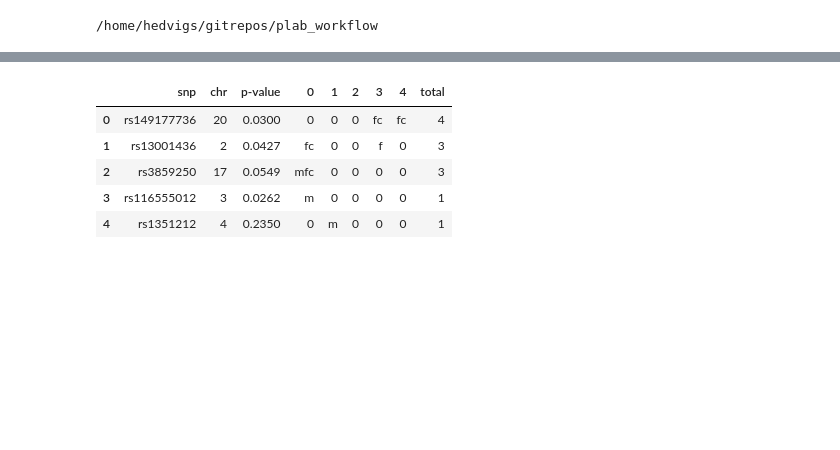
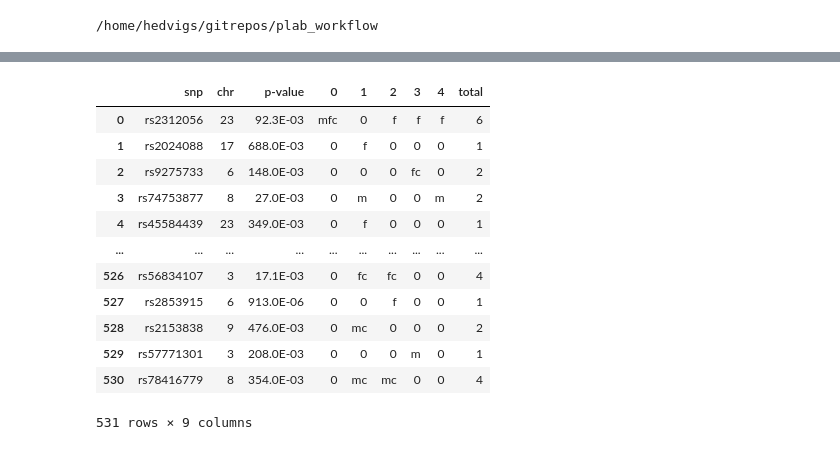
Before and after one commit to PerinatalLab/ml_genetics, a Jupyter notebook: workflow/scripts/tables/meta_tables.ipynb, the cells around one changed output, grey strips where cells are left out. Saved outputs shown, nothing was run; the diff lists cells and outputs as text; code cells hidden in the pictures; blank space fills up the shorter version.

```diff
--- a/workflow/scripts/tables/meta_tables.ipynb
+++ b/workflow/scripts/tables/meta_tables.ipynb
@@ -29,18 +30,39 @@ from workflow.scripts.tables import table_functions as tf
 # %% [output]
 /home/hedvigs/gitrepos/plab_workflow
 # %%
-snps_m = pd.read_csv(path + 'results/report/selected_snps_m.tsv', sep='\t')
-snps_f = pd.read_csv(path + 'results/report/selected_snps_f.csv', sep='\t')
-snps_c = pd.read_csv(path + 'results/report/selected_snps_combine.csv', sep='\t')
+snps_m = pd.read_csv(path + '/results/report/selected_snps_m.tsv', sep='\t')
+snps_f = pd.read_csv(path + '/results/report/selected_snps_f.csv', sep='\t')
+snps_c = pd.read_csv(path + '/results/report/selected_snps_combine.csv', sep='\t')
 # %%
 def rename_snps(snp_list_c):
-    suffixes = ["_f", "_m"]
+    suffixes = ["_f", "_m", "_2"]
     snp_list = pd.DataFrame(index=snp_list_c.index)
     for fold in snp_list_c.columns:
-        snp_list[fold] = snp_list_c[fold].apply(lambda snp: snp.removesuffix(suffixes[0]) if snp.endswith(suffixes[0]) else (snp.removesuffix(suffixes[1]) if snp.endswith(suffixes[1]) else snp))
+        snp_list[fold] = snp_list_c[fold].apply(
+            lambda snp:
+                snp.removesuffix(suffixes[0])
+                if
+                snp.endswith(suffixes[0])
+                else
+                snp.removesuffix(suffixes[1])
+                if
+                snp.endswith(suffixes[1])
+                else
+                snp.removesuffix(suffixes[2])
+                if
+                snp.endswith(suffixes[2])
+                else
+                'rs113698135'
+                if
+                snp == 'chr17:13771093_C/A'
+                else
+                snp
+                )
     return snp_list
 # %%
 snps_c =rename_snps(snps_c)
+snps_f = rename_snps(snps_f)
+snps_m = rename_snps(snps_m)
 # %%
 # maternal snps
 snps_0m = snps_m['0'].to_list()
@@ -85,6 +107,8 @@ snps_2mfc = [snp for snp in snps_2mf if snp in snps_2c]
 snps_3mfc = [snp for snp in snps_3mf if snp in snps_3c]
 snps_4mfc = [snp for snp in snps_4mf if snp in snps_4c]
 # %%
-snp_list_pval = pd.read_csv(path + 'config/snp_list_pval.csv', sep='\t', index_col='SNP')
+snp_list_pval = pd.read_csv(path + '/config/snp_list_pval.csv', sep='\t', index_col='SNP')
 snp_list_pval.drop(columns=['Unnamed: 0'], inplace=True)
 snp_list_pval.CHR = snp_list_pval.CHR.astype(str)
+pd.set_eng_float_format(accuracy=1)
+snp_list_pval
@@ -91,24 +130,37 @@ snp_list_pval.CHR = snp_list_pval.CHR.astype(str)
 # %%
 snp_presence = pd.DataFrame()
 all_snps = set(snps_0m + snps_1m + snps_2m + snps_3m + snps_4m + snps_0f + snps_1f + snps_2f + snps_3f + snps_4f + snps_0c + snps_1c + snps_2c + snps_3c + snps_4c)
 snp_presence['snp'] = list(all_snps)
 snp_presence['chr'] = snp_presence['snp'].apply(lambda x: snp_list_pval.loc[x, 'CHR'] if x in snp_list_pval.index else np.nan)
 snp_presence['p-value'] = snp_presence['snp'].apply(lambda x: snp_list_pval.loc[x, 'P'] if x in snp_list_pval.index else np.nan)
 
 # Determine presence in each group and assign values
 snp_presence['0'] = snp_presence['snp'].apply(lambda x: 'mfc' if x in snps_0mfc else 'mf' if x in snps_0mf else 'mc' if x in snps_0mc else 'fc' if x in snps_0fc else 'm' if x in snps_0m else 'f' if x in snps_0f else 'c' if x in snps_0c else 0)
 snp_presence['1'] = snp_presence['snp'].apply(lambda x: 'mfc' if x in snps_1mfc else 'mf' if x in snps_1mf else 'mc' if x in snps_1mc else 'fc' if x in snps_1fc else 'm' if x in snps_1m else 'f' if x in snps_1f else 'c' if x in snps_1c else 0)
 snp_presence['2'] = snp_presence['snp'].apply(lambda x: 'mfc' if x in snps_2mfc else 'mf' if x in snps_2mf else 'mc' if x in snps_2mc else 'fc' if x in snps_2fc else 'm' if x in snps_2m else 'f' if x in snps_2f else 'c' if x in snps_2c else 0)
 snp_presence['3'] = snp_presence['snp'].apply(lambda x: 'mfc' if x in snps_3mfc else 'mf' if x in snps_3mf else 'mc' if x in snps_3mc else 'fc' if x in snps_3fc else 'm' if x in snps_3m else 'f' if x in snps_3f else 'c' if x in snps_3c else 0)
 snp_presence['4'] = snp_presence['snp'].apply(lambda x: 'mfc' if x in snps_4mfc else 'mf' if x in snps_4mf else 'mc' if x in snps_4mc else 'fc' if x in snps_4fc else 'm' if x in snps_4m else 'f' if x in snps_4f else 'c' if x in snps_4c else 0)
 
 snp_presence['total'] = snp_presence[['0', '1', '2', '3', '4']].apply(lambda row: sum(3 for val in row if val == 'mfc') + sum(2 for val in row if val in ['mf', 'mc', 'fc']) + sum(1 for val in row if val in ['m', 'f', 'c']), axis=1)
+#snp_presence.drop(columns=['Unnamed: 0'], inplace=True)
 snp_presence.head()
+snp_presence.sort_values('chr')
+snp_presence.reset_index(drop=True, inplace=True)
+
+#snp_presence[snp_presence.chr.isna()]
+snp_presence
 # %% [output]
 |  | snp | chr | p-value | 0 | 1 | 2 | 3 | 4 | total |
-| 0 | rs149177736 | 20 | 0.0300 | 0 | 0 | 0 | fc | fc | 4 |
-| 1 | rs13001436 | 2 | 0.0427 | fc | 0 | 0 | f | 0 | 3 |
-| 2 | rs3859250 | 17 | 0.0549 | mfc | 0 | 0 | 0 | 0 | 3 |
-| 3 | rs116555012 | 3 | 0.0262 | m | 0 | 0 | 0 | 0 | 1 |
-| 4 | rs1351212 | 4 | 0.2350 | 0 | m | 0 | 0 | 0 | 1 |
+| 0 | rs2312056 | 23 | 92.3E-03 | mfc | 0 | f | f | f | 6 |
+| 1 | rs2024088 | 17 | 688.0E-03 | 0 | f | 0 | 0 | 0 | 1 |
+| 2 | rs9275733 | 6 | 148.0E-03 | 0 | 0 | 0 | fc | 0 | 2 |
+| 3 | rs74753877 | 8 | 27.0E-03 | 0 | m | 0 | 0 | m | 2 |
+| 4 | rs45584439 | 23 | 349.0E-03 | 0 | f | 0 | 0 | 0 | 1 |
+| ... | ... | ... | ... | ... | ... | ... | ... | ... | ... |
+| 526 | rs56834107 | 3 | 17.1E-03 | 0 | fc | fc | 0 | 0 | 4 |
+| 527 | rs2853915 | 6 | 913.0E-06 | 0 | 0 | f | 0 | 0 | 1 |
+| 528 | rs2153838 | 9 | 476.0E-03 | 0 | mc | 0 | 0 | 0 | 2 |
+| 529 | rs57771301 | 3 | 208.0E-03 | 0 | 0 | 0 | m | 0 | 1 |
+| 530 | rs78416779 | 8 | 354.0E-03 | 0 | mc | mc | 0 | 0 | 4 |
+531 rows × 9 columns
 # %%
```
Also changed, not shown: parts of 3 cells of this notebook, 2 other files.
